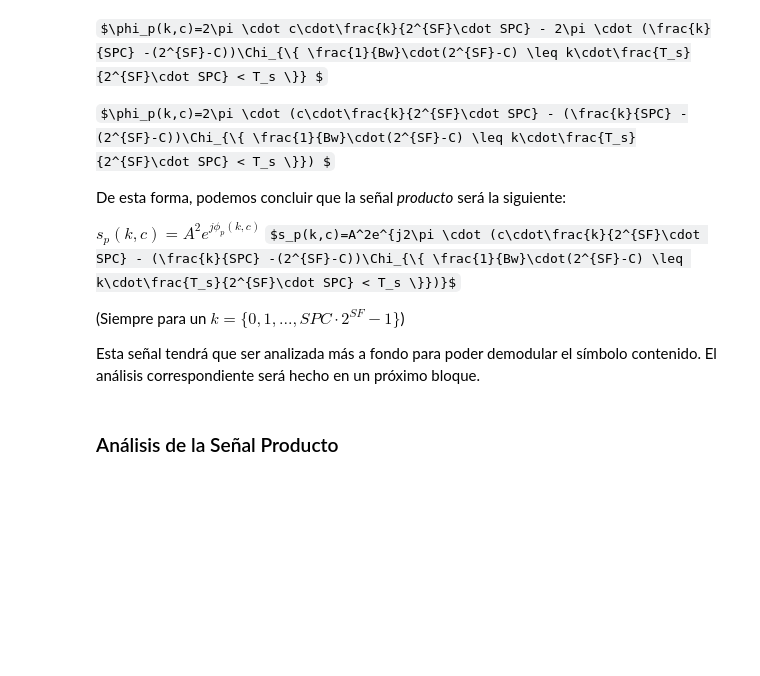
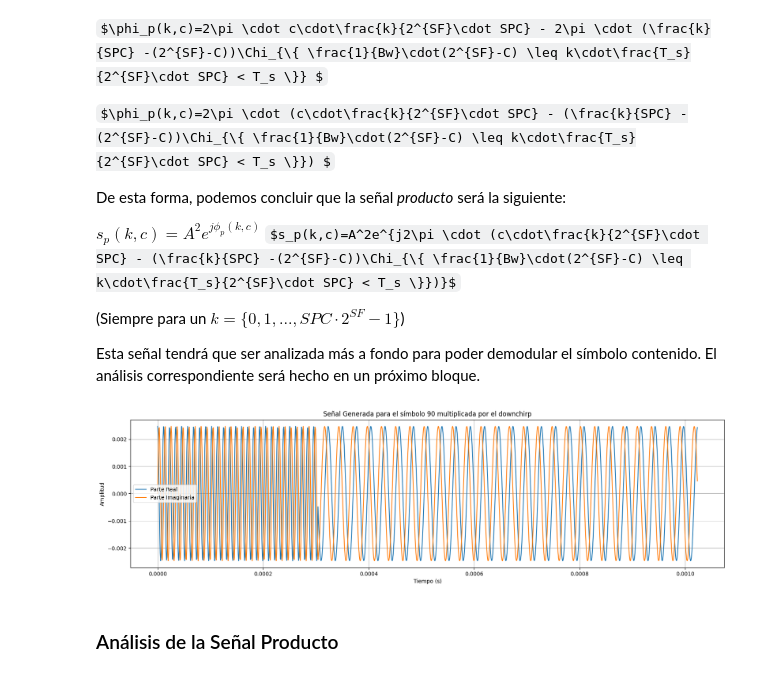
Before and after one commit to stefaema/LoRaSimulator, a Jupyter notebook: Definitive/lora_concept_breakdown.ipynb, the cells around one changed output. Drawn from its saved outputs; the diff is of its cells as text; code cells hidden in the pictures; some formulas as TeX source; blank space fills up the shorter version.

```diff
--- a/Definitive/lora_concept_breakdown.ipynb
+++ b/Definitive/lora_concept_breakdown.ipynb
@@ -393,3 +436,21 @@ Esta señal tendrá que ser analizada más a fondo para poder demodular el símb
+# %%
+spreading_factor, bandwidth, samples_per_chip = 7, 125e3, 10 #  Definimos los parámetros
+timeline = generate_time_samples(spreading_factor, bandwidth, samples_per_chip) # Generamos las muestras de tiempo
+symbol = 90 # Definimos el símbolo a analizar
+signal,_ = generate_signal(timeline, symbol, spreading_factor, bandwidth, samples_per_chip) # Generamos la señal
+downchirp = generate_downchirp(spreading_factor, bandwidth, timeline) # Generamos el downchirp
+product = multiply(signal, spreading_factor, downchirp) # Multiplicamos la señal por el downchirp
+plt.figure(figsize=(20, 5))
+plt.plot(timeline, np.real(product), label='Parte Real')
+plt.plot(timeline, np.imag(product), label='Parte Imaginaria')
+plt.xlabel('Tiempo (s)')
+plt.ylabel('Amplitud')
+plt.title('Señal Generada para el símbolo '+str(symbol)+' multiplicada por el downchirp')
+plt.legend()
+plt.grid(True)
+plt.show()
+# %% [output]
+[figure, added]
 # %% [markdown]
 ### Análisis de la Señal Producto
 # %% [markdown]
```
Also changed, not shown: parts of 11 cells of this notebook.
